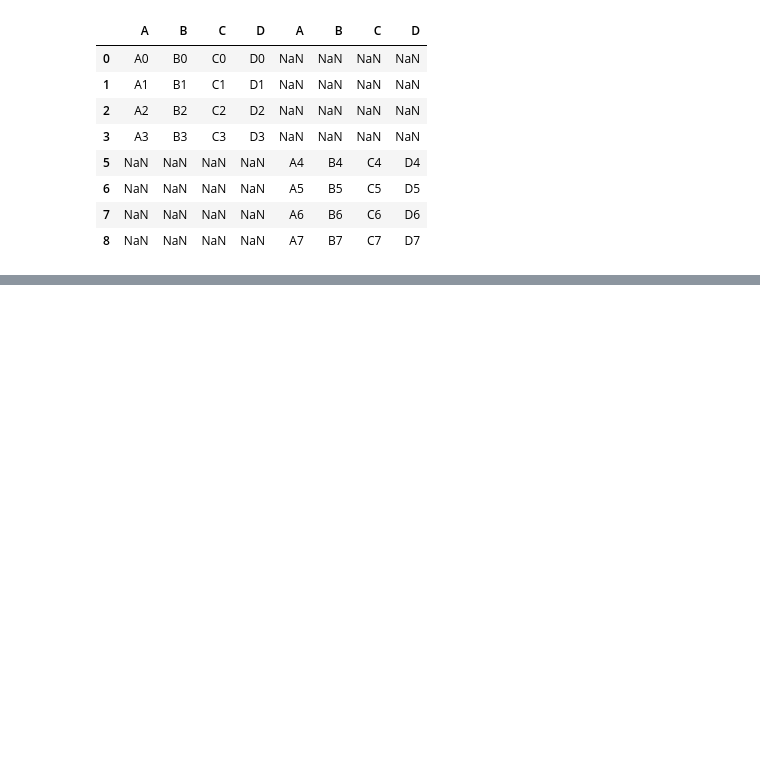
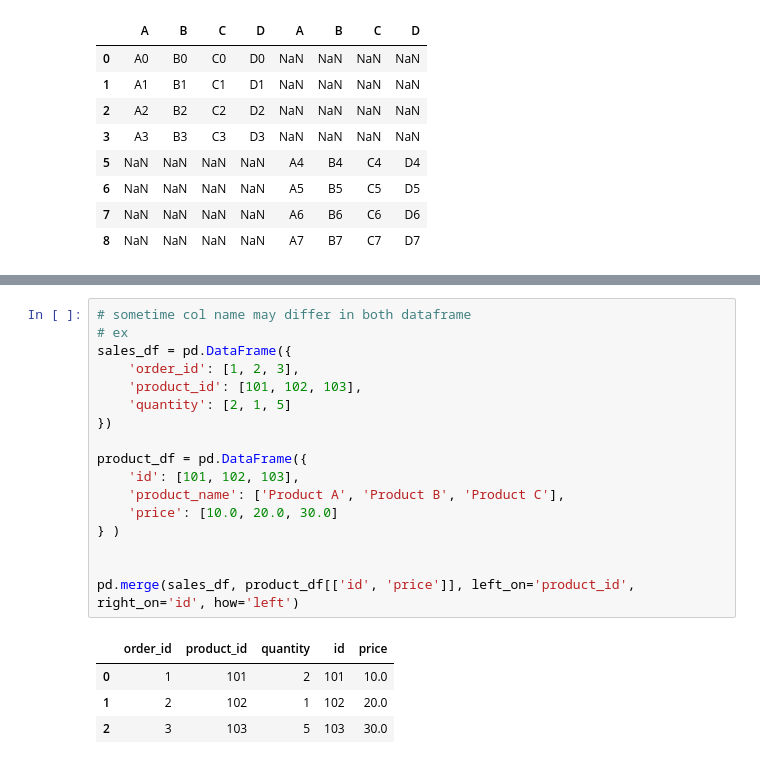
Before and after one commit to rahul8879/agent-ai-training, a Jupyter notebook: Data_Understadning/01.pandas_basic.ipynb, the cells around one changed output, grey strips where cells are left out. Cells and saved outputs as stored; diff of their text form; blank space fills up the shorter version.

```diff
--- a/Data_Understadning/01.pandas_basic.ipynb
+++ b/Data_Understadning/01.pandas_basic.ipynb
@@ -263,0 +308,22 @@ final_df
+# %%
+# sometime col name may differ in both dataframe
+# ex
+sales_df = pd.DataFrame({
+    'order_id': [1, 2, 3],
+    'product_id': [101, 102, 103],
+    'quantity': [2, 1, 5]
+})
+
+product_df = pd.DataFrame({
+    'id': [101, 102, 103],
+    'product_name': ['Product A', 'Product B', 'Product C'],
+    'price': [10.0, 20.0, 30.0]
+} )
+
+
+pd.merge(sales_df, product_df[['id', 'price']], left_on='product_id', right_on='id', how='left')
+# %% [output]
+|  | order_id | product_id | quantity | id | price |
+| 0 | 1 | 101 | 2 | 101 | 10.0 |
+| 1 | 2 | 102 | 1 | 102 | 20.0 |
+| 2 | 3 | 103 | 5 | 103 | 30.0 |
```
Also changed, not shown: parts of 17 cells of this notebook, 3 other files.
